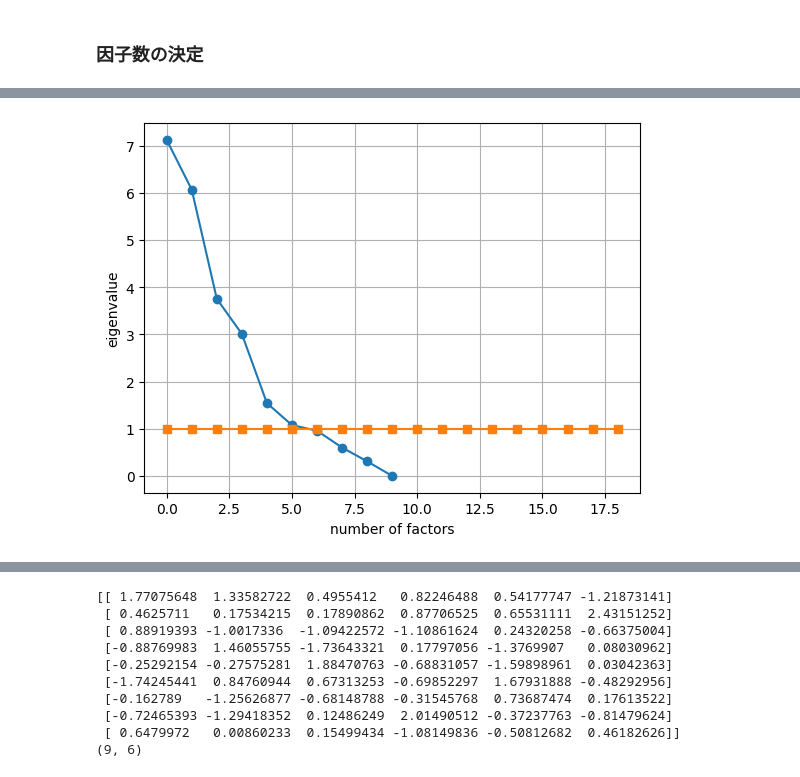
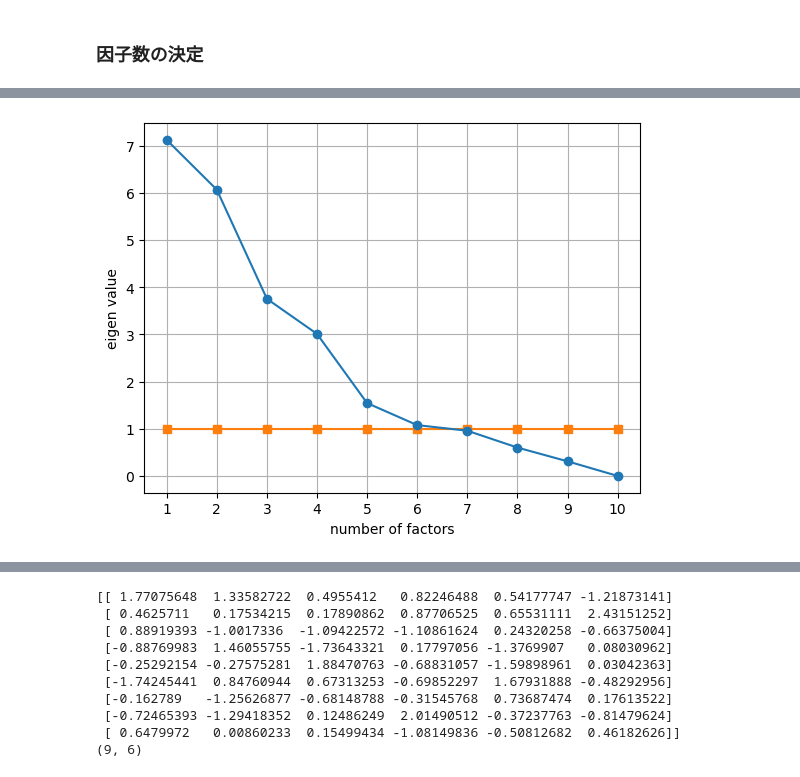
Before and after one commit to hayaponpoco/CommU_cafe, a Jupyter notebook: analysis/analysis.ipynb, the cells around one changed output, grey strips where cells are left out. Cells and saved outputs as stored; diff of their text form; code cells hidden in the pictures.

```diff
--- a/analysis/analysis.ipynb
+++ b/analysis/analysis.ipynb
@@ -198,18 +202,20 @@ plt.show()
 # %%
 ev = pca_robot.explained_variance_
+ev_1 = np.ones(len(ev))
 
-ev_1 = np.ones(19)
+plt.plot(ev, 'o-', zorder=3)
+plt.plot(ev_1, 's-', zorder=2)
 
-plt.plot(ev, 'o-')
-plt.plot(ev_1, 's-')
+plt.xlabel('number of factors')
+plt.ylabel('eigen value')
 
-plt.xlabel("number of factors")
-plt.ylabel("eigenvalue")
+xticks = np.array(range(0, len(ev)))
+plt.xticks(xticks, xticks + 1)
 
 plt.grid()
 plt.show()
 # %% [output]
-[figure, old version]
+[figure, new version]
 # %%
 from sklearn.decomposition import FactorAnalysis as FA
 
```
Also changed, not shown: parts of 24 cells of this notebook, 3 other files.
